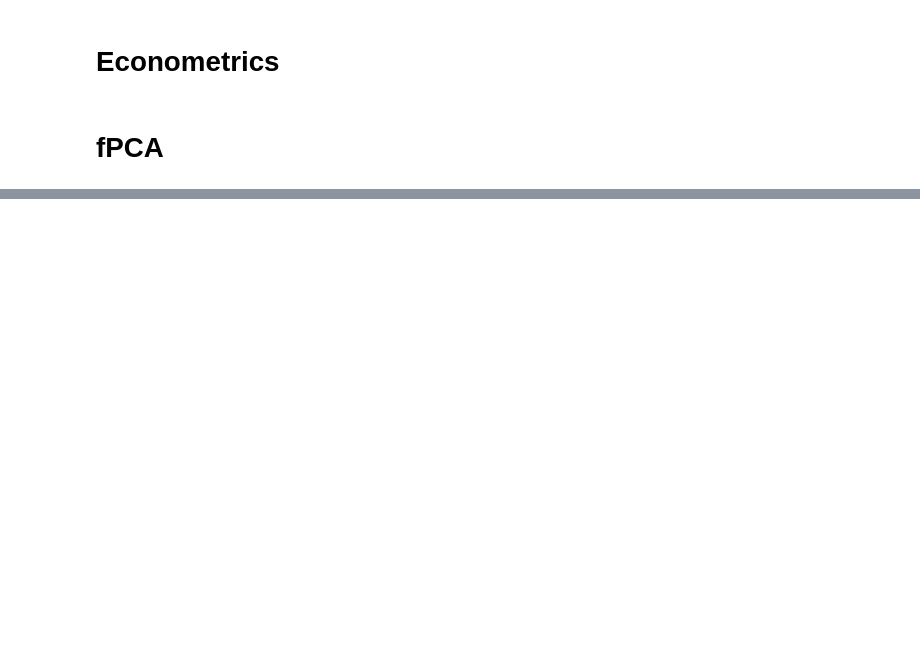
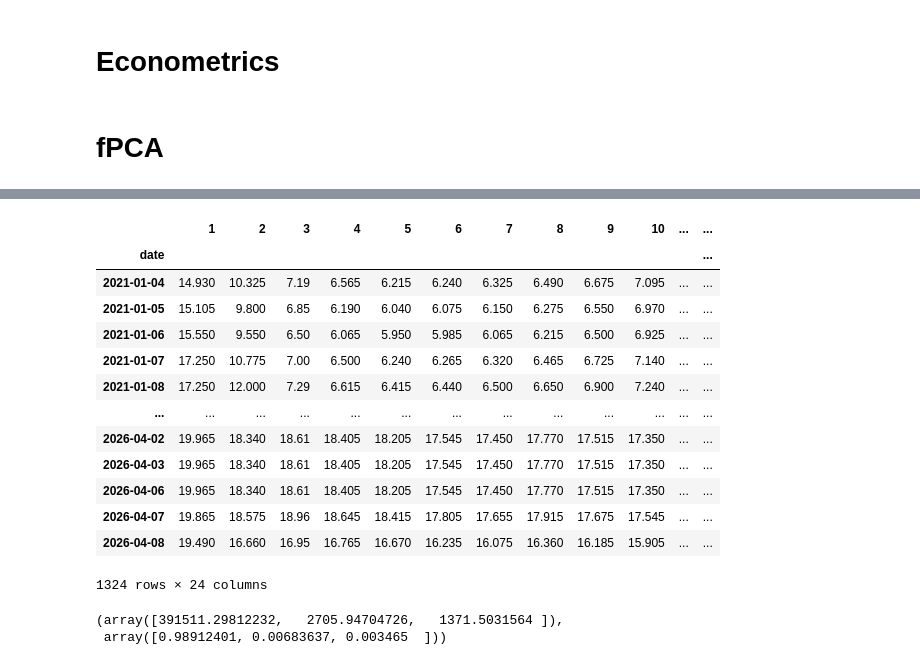
Before and after one commit to ZacKienzle2/SIGStockPitch, a Jupyter notebook: notebooks/analysis.ipynb, the cells around one changed output, grey strips where cells are left out. Saved outputs shown, nothing was run; the diff lists cells and outputs as text; code cells hidden in the pictures; blank space fills up the shorter version.

```diff
--- a/notebooks/analysis.ipynb
+++ b/notebooks/analysis.ipynb
@@ -383,0 +404,17 @@ class CausalEventIsolator:
+# %%
+df_jkm
+# %% [output]
+|  | 1 | 2 | 3 | 4 | 5 | 6 | 7 | 8 | 9 | 10 | ... | ... |
+| date |  |  |  |  |  |  |  |  |  |  |  | ... |
+| 2021-01-04 | 14.930 | 10.325 | 7.19 | 6.565 | 6.215 | 6.240 | 6.325 | 6.490 | 6.675 | 7.095 | ... | ... |
+| 2021-01-05 | 15.105 | 9.800 | 6.85 | 6.190 | 6.040 | 6.075 | 6.150 | 6.275 | 6.550 | 6.970 | ... | ... |
+| 2021-01-06 | 15.550 | 9.550 | 6.50 | 6.065 | 5.950 | 5.985 | 6.065 | 6.215 | 6.500 | 6.925 | ... | ... |
+| 2021-01-07 | 17.250 | 10.775 | 7.00 | 6.500 | 6.240 | 6.265 | 6.320 | 6.465 | 6.725 | 7.140 | ... | ... |
+| 2021-01-08 | 17.250 | 12.000 | 7.29 | 6.615 | 6.415 | 6.440 | 6.500 | 6.650 | 6.900 | 7.240 | ... | ... |
+| ... | ... | ... | ... | ... | ... | ... | ... | ... | ... | ... | ... | ... |
+| 2026-04-02 | 19.965 | 18.340 | 18.61 | 18.405 | 18.205 | 17.545 | 17.450 | 17.770 | 17.515 | 17.350 | ... | ... |
+| 2026-04-03 | 19.965 | 18.340 | 18.61 | 18.405 | 18.205 | 17.545 | 17.450 | 17.770 | 17.515 | 17.350 | ... | ... |
+| 2026-04-06 | 19.965 | 18.340 | 18.61 | 18.405 | 18.205 | 17.545 | 17.450 | 17.770 | 17.515 | 17.350 | ... | ... |
+| 2026-04-07 | 19.865 | 18.575 | 18.96 | 18.645 | 18.415 | 17.805 | 17.655 | 17.915 | 17.675 | 17.545 | ... | ... |
+| 2026-04-08 | 19.490 | 16.660 | 16.95 | 16.765 | 16.670 | 16.235 | 16.075 | 16.360 | 16.185 | 15.905 | ... | ... |
+1324 rows × 24 columns
@@ -383,0 +533,6 @@ class CausalEventIsolator:
+# %%
+fpca_brent.eigval, fpca_brent.evr
+fpca_jkm.eigval, fpca_jkm.evr
+# %% [output]
+(array([391511.29812232,   2705.94704726,   1371.5031564 ]),
+ array([0.98912401, 0.00683637, 0.003465  ]))
```
Also changed, not shown: parts of 40 cells of this notebook.
